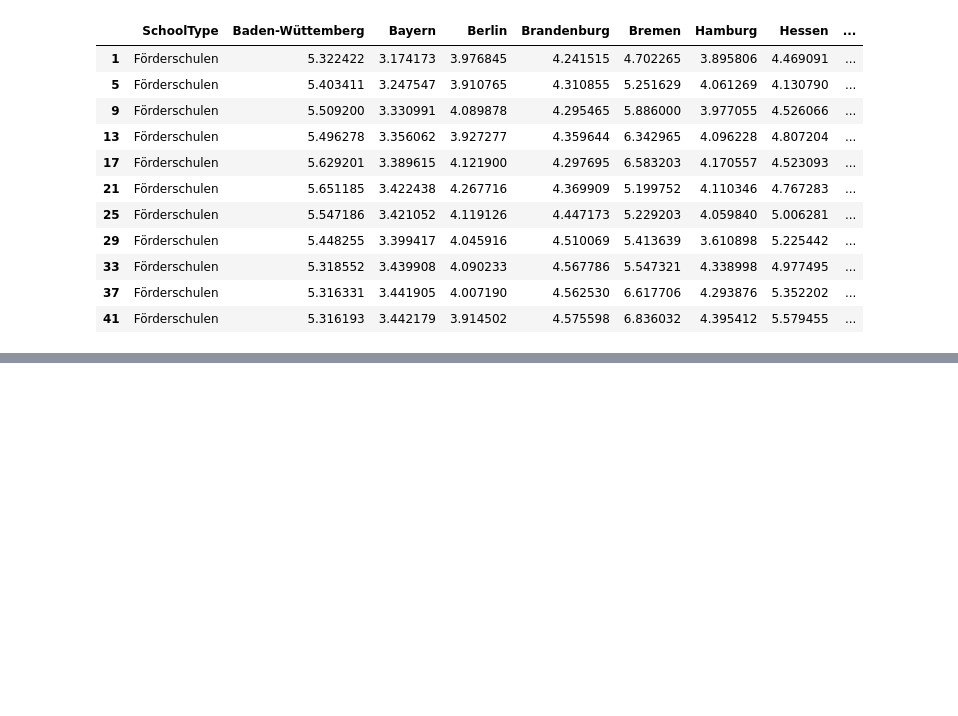
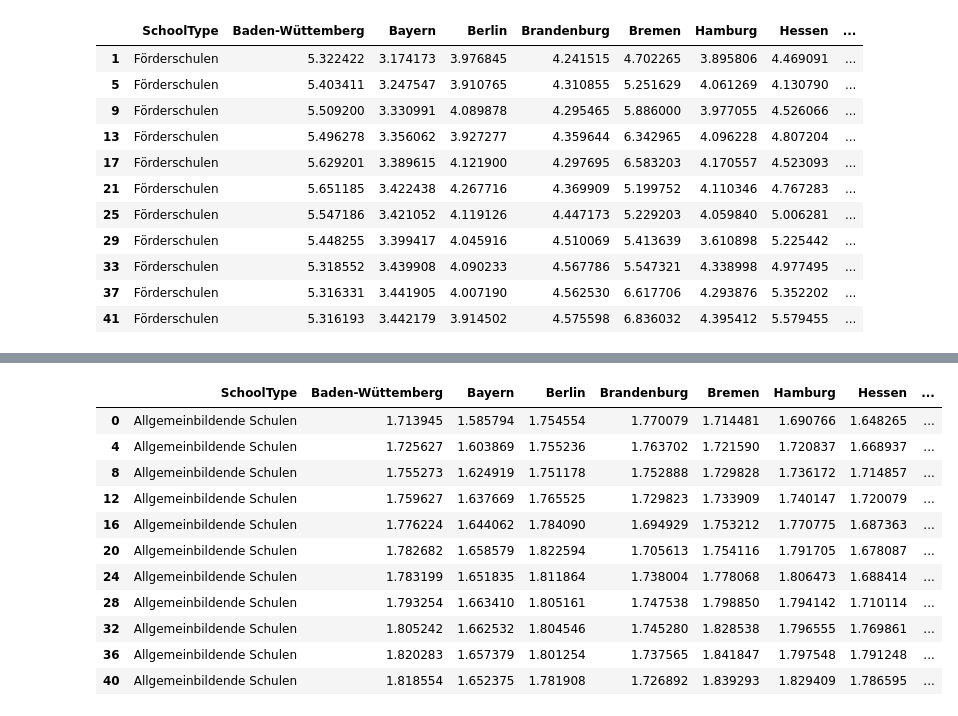
Before and after one commit to Stargazer-ger/capstone_project_hh_23_1, a Jupyter notebook: student_hours_kk.ipynb, the cells around one changed output, grey strips where cells are left out. Drawn from its saved outputs; the diff is of its cells as text; code cells hidden in the pictures; blank space fills up the shorter version.

```diff
--- a/student_hours_kk.ipynb
+++ b/student_hours_kk.ipynb
@@ -111,0 +142,18 @@ NameError: name 'avg_berufliche_schulen' is not defined
+# %%
+# Filter by school types
+school_type = ['Allgemeinbildende Schulen']
+hours_per_student = hours_per_student_concat[hours_per_student_concat['SchoolType'].isin(school_type)]
+hours_per_student
+# %% [output]
+|  | SchoolType | Baden-Wüttemberg | Bayern | Berlin | Brandenburg | Bremen | Hamburg | Hessen | ... |
+| 0 | Allgemeinbildende Schulen | 1.713945 | 1.585794 | 1.754554 | 1.770079 | 1.714481 | 1.690766 | 1.648265 | ... |
+| 4 | Allgemeinbildende Schulen | 1.725627 | 1.603869 | 1.755236 | 1.763702 | 1.721590 | 1.720837 | 1.668937 | ... |
+| 8 | Allgemeinbildende Schulen | 1.755273 | 1.624919 | 1.751178 | 1.752888 | 1.729828 | 1.736172 | 1.714857 | ... |
+| 12 | Allgemeinbildende Schulen | 1.759627 | 1.637669 | 1.765525 | 1.729823 | 1.733909 | 1.740147 | 1.720079 | ... |
+| 16 | Allgemeinbildende Schulen | 1.776224 | 1.644062 | 1.784090 | 1.694929 | 1.753212 | 1.770775 | 1.687363 | ... |
+| 20 | Allgemeinbildende Schulen | 1.782682 | 1.658579 | 1.822594 | 1.705613 | 1.754116 | 1.791705 | 1.678087 | ... |
+| 24 | Allgemeinbildende Schulen | 1.783199 | 1.651835 | 1.811864 | 1.738004 | 1.778068 | 1.806473 | 1.688414 | ... |
+| 28 | Allgemeinbildende Schulen | 1.793254 | 1.663410 | 1.805161 | 1.747538 | 1.798850 | 1.794142 | 1.710114 | ... |
+| 32 | Allgemeinbildende Schulen | 1.805242 | 1.662532 | 1.804546 | 1.745280 | 1.828538 | 1.796555 | 1.769861 | ... |
+| 36 | Allgemeinbildende Schulen | 1.820283 | 1.657379 | 1.801254 | 1.737565 | 1.841847 | 1.797548 | 1.791248 | ... |
+| 40 | Allgemeinbildende Schulen | 1.818554 | 1.652375 | 1.781908 | 1.726892 | 1.839293 | 1.829409 | 1.786595 | ... |
```
Also changed, not shown: parts of 10 cells of this notebook, 6 other files.
